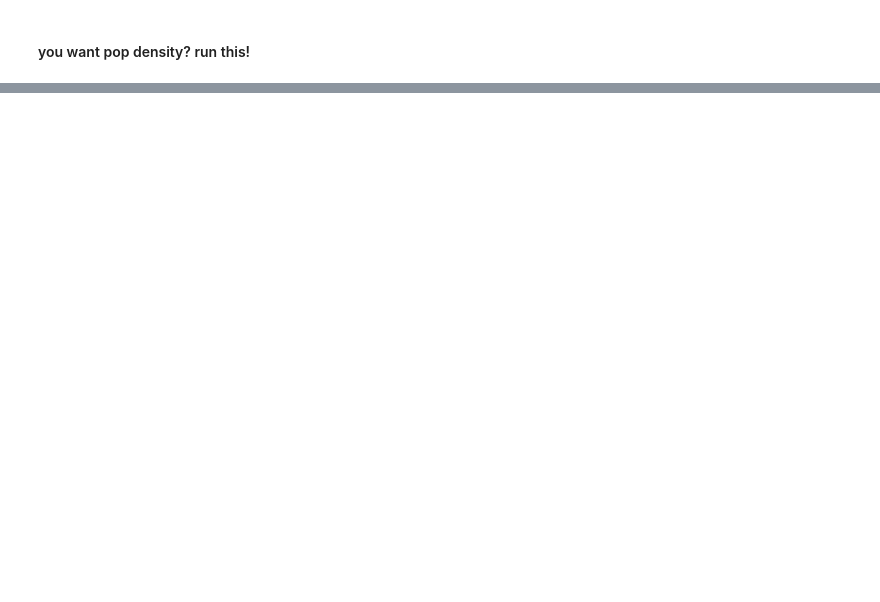
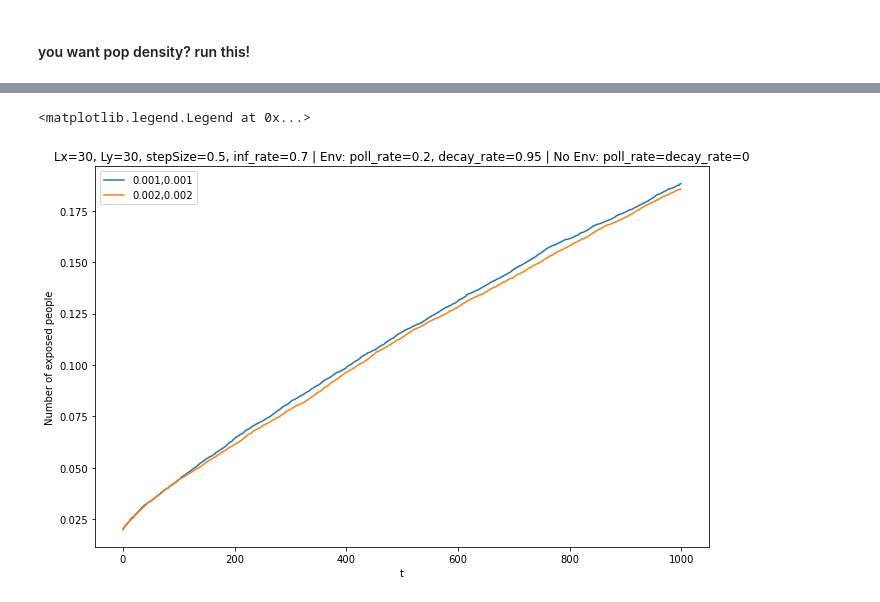
Before and after one commit to ialireza13/Episterian, a Jupyter notebook: randomWalkJobs.ipynb, the cells around one changed output, grey strips where cells are left out. Cells and saved outputs as stored; diff of their text form; code cells hidden in the pictures; blank space fills up the shorter version.

```diff
--- a/randomWalkJobs.ipynb
+++ b/randomWalkJobs.ipynb
@@ -70,0 +93,15 @@ ax.legend()
+# %%
+t = np.arange(tMax)
+ts = [np.mean(res, axis=0) for res in results_dens]
+errors = [np.std(res, axis=0) for res in results_dens]
+fig, ax = plt.subplots(figsize=(11, 7))
+for i in range(2):
+    plt.plot(t, ts[i], label=lbls[i])
+#     ax.fill_between(t, ts[i]+errors[i]/2, ts[i]-errors[i]/2, alpha=0.5)
+ax.set_xlabel("t")
+ax.set_ylabel("Number of exposed people")
+ax.set_title("Lx="+str(Lx)+", Ly="+str(Ly)+", stepSize="+str(stepSize)+", inf_rate=0.7 | Env: poll_rate="+str(0.2)+", decay_rate="+str(0.95)+" | No Env: poll_rate=decay_rate=0")
+ax.legend()
+# %% [output]
+<matplotlib.legend.Legend at 0x...>
+[figure, added]
```
Also changed, not shown: parts of 12 cells of this notebook, 1 other file.
